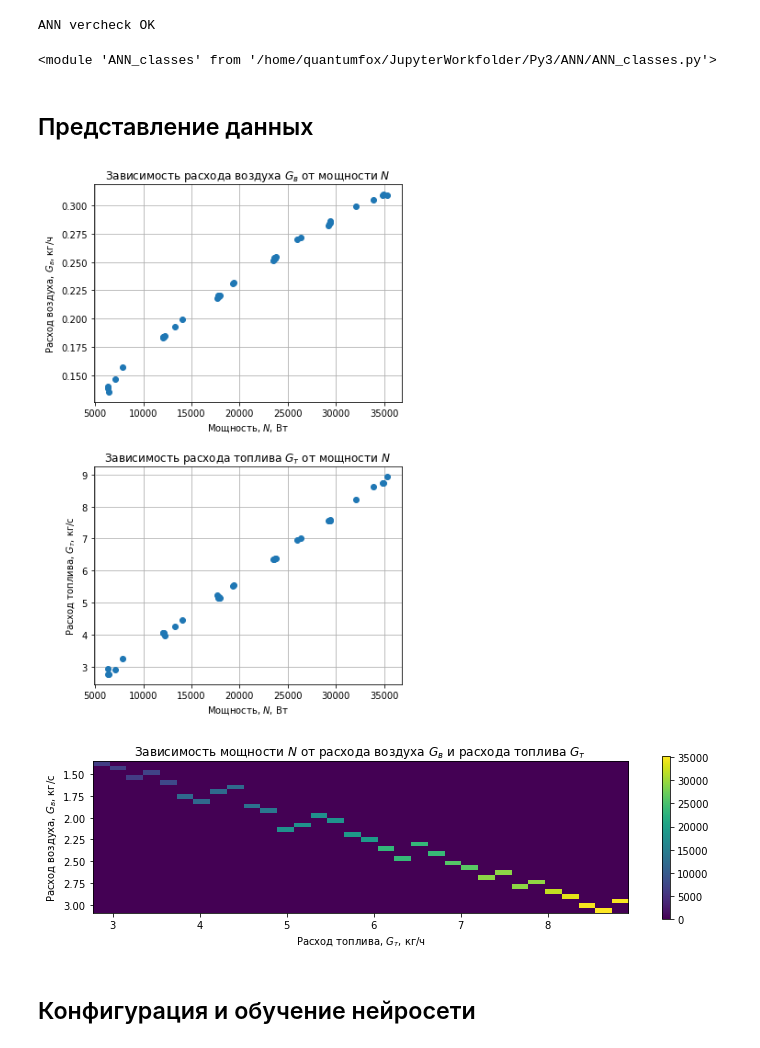
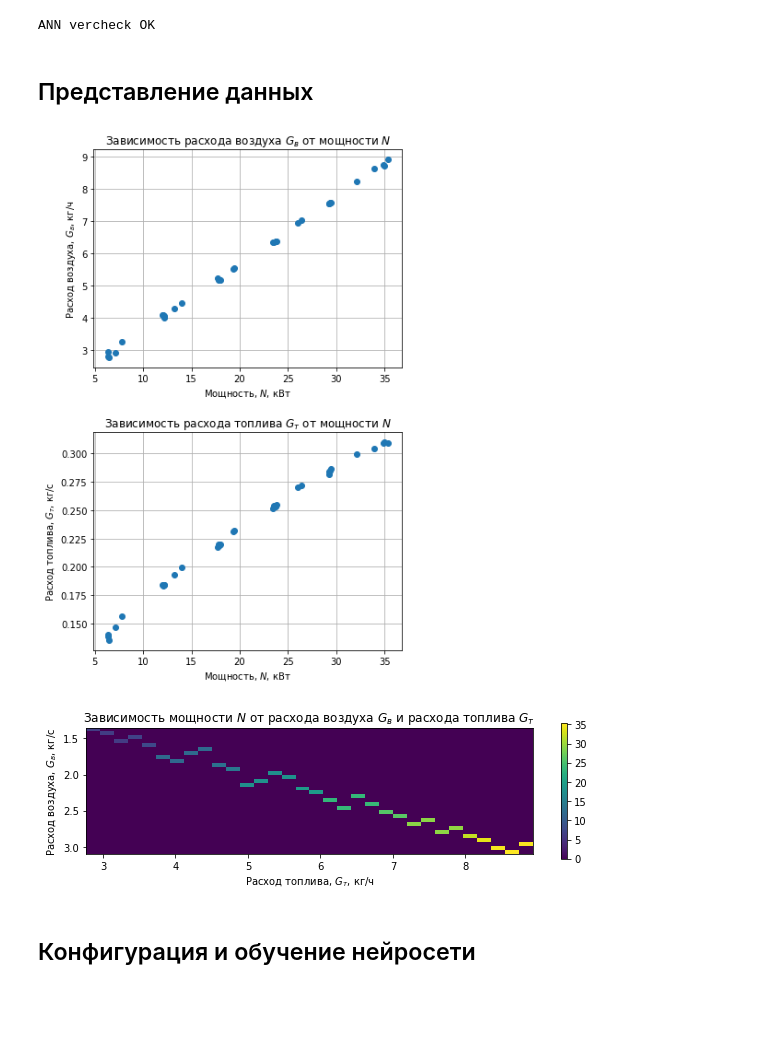
Before and after one commit to ateplovoz/ANN, a Jupyter notebook: ANN_vector_GitVersion.ipynb, the cells around one changed output. Cells and saved outputs as stored; diff of their text form; code cells hidden in the pictures; blank space fills up the shorter version.

```diff
--- a/ANN_vector_GitVersion.ipynb
+++ b/ANN_vector_GitVersion.ipynb
@@ -13,10 +17,6 @@ from matplotlib.ticker import FuncFormatter
 ann.vercheck('0.10.0')
 # %% [output]
 ANN vercheck OK
-# %%
-reload(ann)
-# %% [output]
-<module 'ANN_classes' from '/home/quantumfox/JupyterWorkfolder/Py3/ANN/ANN_classes.py'>
 # %%
 csvdata = []
 with open('data_m.csv') as data_file:
@@ -28,7 +28,7 @@ csvdata = np.array(csvdata, dtype=float)
 ## Представление данных
 # %%
 # по всем дням
-n = csvdata[0]
+n = csvdata[0]/1000
 gv = csvdata[1]
 gt = csvdata[2]
 gv_s = np.sort(gv)
@@ -49,34 +49,34 @@ n_surf = n_surf.reshape(32,32)
 plt.figure(figsize=(6,10))
 ax1 = plt.subplot(211)
 ax2 = plt.subplot(212)
-ax1.plot(csvdata[0], csvdata[2], 'o')
-ax2.plot(csvdata[0], csvdata[1], 'o')
+ax1.plot(n, gv, 'o')
+ax2.plot(n, gt, 'o')
 ax1.set_title(u'Зависимость расхода воздуха $G_в$ от мощности $N$')
 ax1.set_ylabel(u'Расход воздуха, $G_в$, кг/ч')
-ax1.set_xlabel(u'Мощность, $N$, Вт')
+ax1.set_xlabel(u'Мощность, $N$, кВт')
 ax2.set_title(u'Зависимость расхода топлива $G_т$ от мощности $N$')
 ax2.set_ylabel(u'Расход топлива, $G_т$, кг/с')
-ax2.set_xlabel(u'Мощность, $N$, Вт')
+ax2.set_xlabel(u'Мощность, $N$, кВт')
 
 ax1.grid()
 ax2.grid()
 plt.subplots_adjust(hspace=0.3)
 plt.show()
 # %% [output]
-[figure, old version]
+[figure, new version]
 # %%
-plt.figure(figsize=(12,12))
+plt.figure(figsize=(10,10))
 plt.imshow(n_surf, extent=
           (gv_s.min(), gv_s.max(),
-          gt_s.max()*10, gt_s.min()*10),)
+          gt_s.max()*10, gt_s.min()*10))
 plt.colorbar(shrink=0.25)
 plt.title(u'Зависимость мощности $N$ от расхода воздуха $G_в$ и расхода топлива $G_т$')
 plt.xlabel(u'Расход топлива, $G_т$, кг/ч')
 plt.ylabel(u'Расход воздуха, $G_в$, кг/с')
 # plt.grid()
 plt.show()
 # %% [output]
-[figure, old version]
+[figure, new version]
 # %% [markdown]
 ## Конфигурация и обучение нейросети
 # %%
```
Also changed, not shown: parts of 13 cells of this notebook, 2 other files.
